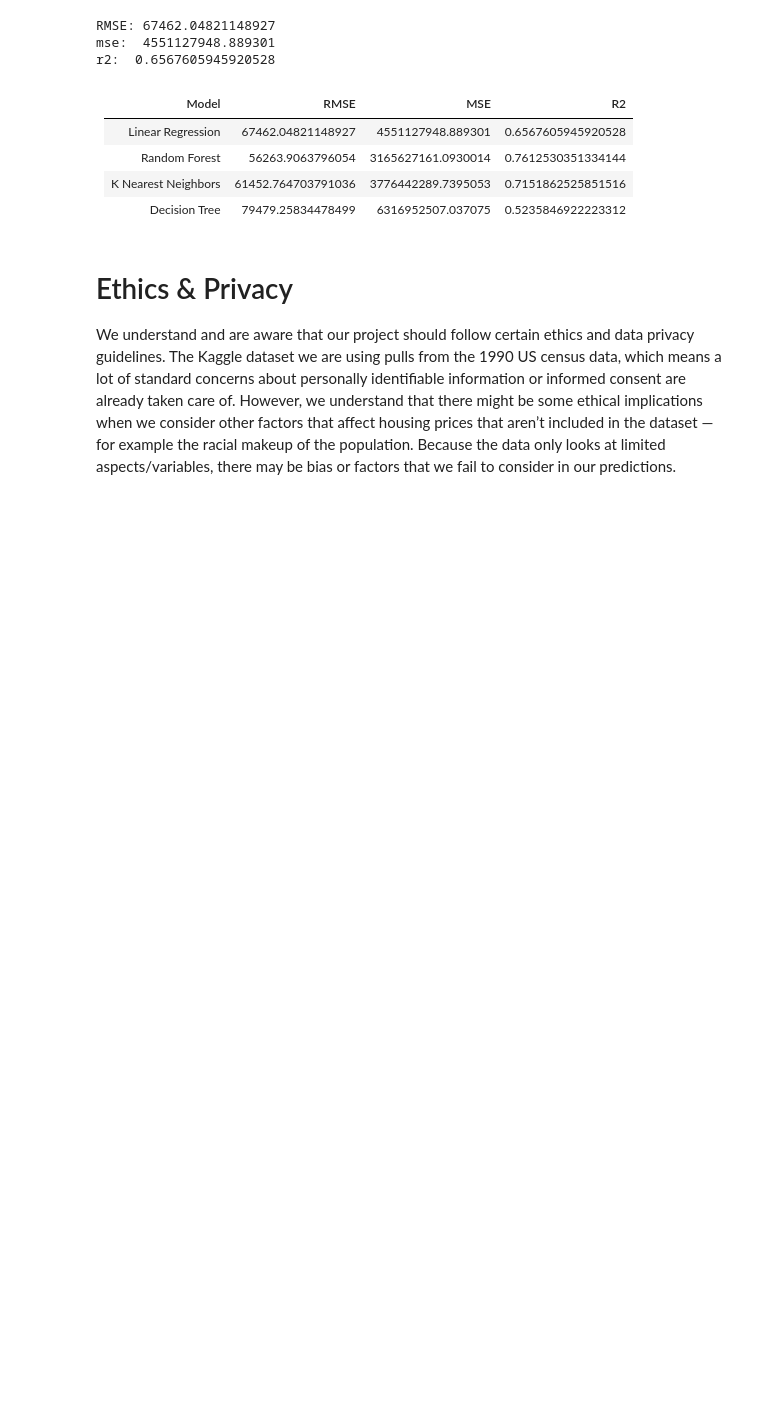
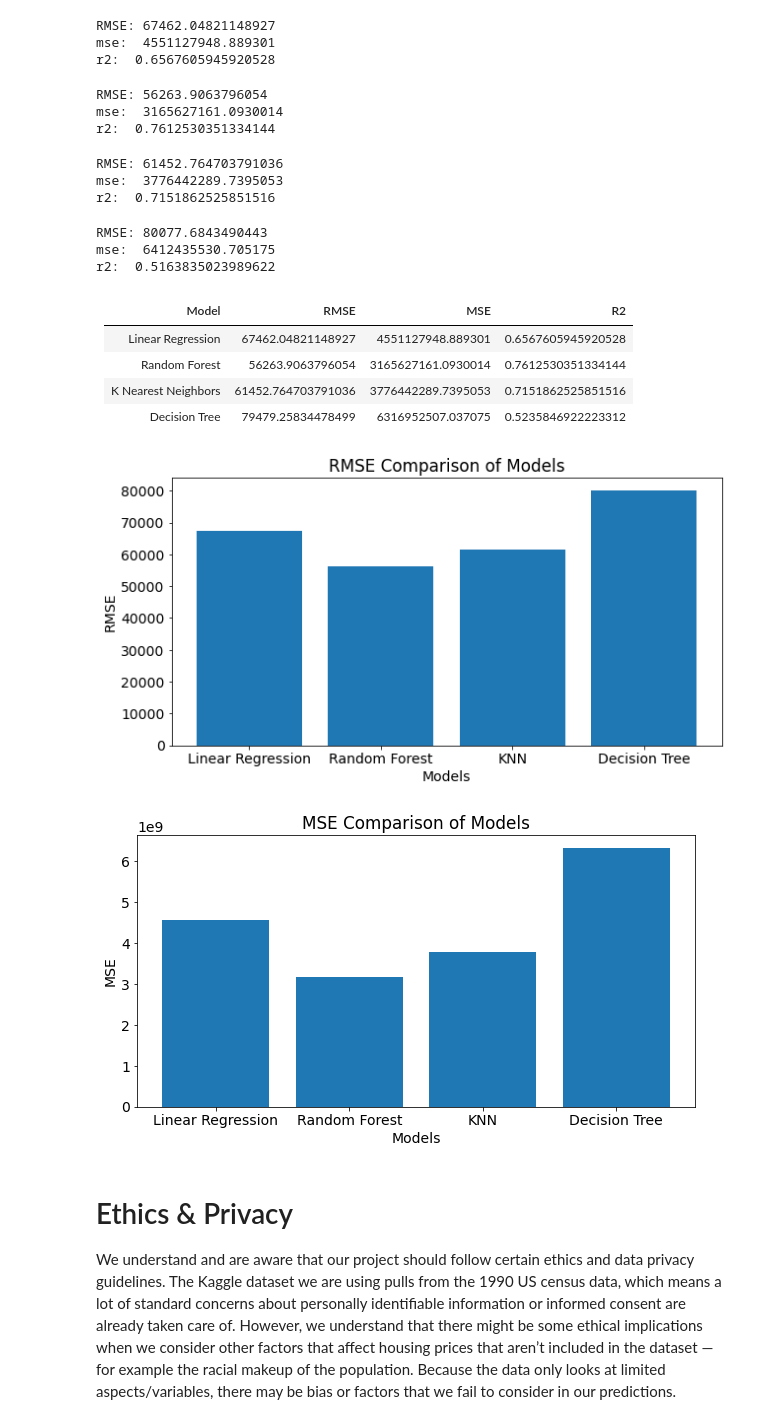
Before and after one commit to llennemann/COGS-118A-ML-Project, a Jupyter notebook: Checkpoint_Group017-SP23.ipynb, the cells around one changed output. Drawn from its saved outputs; the diff is of its cells as text; code cells hidden in the pictures; blank space fills up the shorter version.

```diff
--- a/Checkpoint_Group017-SP23.ipynb
+++ b/Checkpoint_Group017-SP23.ipynb
@@ -145,32 +177,44 @@ r2:  0.6567605945920528
 randomForest = RandomForestRegressor(random_state = 42)
 randomForest.fit(X_train,y_train)
 y_pred = randomForest.predict(X_test)
-mse = mean_squared_error(y_test,y_pred)
-r2 = r2_score(y_test,y_pred)
-rmse = np.sqrt(mean_squared_error(y_test, y_pred))
-print('RMSE:', rmse)
-print('mse: ', mse)
-print('r2: ',r2)
+mse[1] = mean_squared_error(y_test,y_pred)
+r2[1] = r2_score(y_test,y_pred)
+rmse[1] = np.sqrt(mean_squared_error(y_test, y_pred))
+print('RMSE:', rmse[1])
+print('mse: ', mse[1])
+print('r2: ',r2[1])
+# %% [output]
+RMSE: 56263.9063796054
+mse:  3165627161.0930014
+r2:  0.7612530351334144
 # %%
 knn = KNeighborsRegressor()
 knn.fit(X_train, y_train)
 y_pred = knn.predict(X_test)
-mse = mean_squared_error(y_test,y_pred)
-r2 = r2_score(y_test,y_pred)
-rmse = np.sqrt(mean_squared_error(y_test, y_pred))
-print('RMSE:', rmse)
-print('mse: ', mse)
-print('r2: ',r2)
+mse[2] = mean_squared_error(y_test,y_pred)
+r2[2] = r2_score(y_test,y_pred)
+rmse[2] = np.sqrt(mean_squared_error(y_test, y_pred))
+print('RMSE:', rmse[2])
+print('mse: ', mse[2])
+print('r2: ',r2[2])
+# %% [output]
+RMSE: 61452.764703791036
+mse:  3776442289.7395053
+r2:  0.7151862525851516
 # %%
 decisionTree = DecisionTreeRegressor()
 decisionTree.fit(X_train, y_train)
 y_pred = decisionTree.predict(X_test)
-mse = mean_squared_error(y_test,y_pred)
-r2 = r2_score(y_test,y_pred)
-rmse = np.sqrt(mean_squared_error(y_test, y_pred))
-print('RMSE:', rmse)
-print('mse: ', mse)
-print('r2: ',r2)
+mse[3] = mean_squared_error(y_test,y_pred)
+r2[3] = r2_score(y_test,y_pred)
+rmse[3] = np.sqrt(mean_squared_error(y_test, y_pred))
+print('RMSE:', rmse[3])
+print('mse: ', mse[3])
+print('r2: ',r2[3])
+# %% [output]
+RMSE: 80077.6843490443
+mse:  6412435530.705175
+r2:  0.5163835023989622
 # %% [markdown]
 | Model | RMSE| MSE| R2 |
 |---|---|---|---|
@@ -179,34 +223,34 @@ print('r2: ',r2)
 | K Nearest Neighbors  |  61452.764703791036 |  3776442289.7395053 | 0.7151862525851516 |
 | Decision Tree | 79479.25834478499 | 6316952507.037075 | 0.5235846922223312 |
 # %%
-import matplotlib.pyplot as plt
-
 rmse_values = [67462.048, 56263.906, 61452.764, 79479.258]
 mse_values = [4551127948.889301, 3165627161.0930014, 3776442289.7395053, 6316952507.037075]
 r2_values = [0.6567605945920528, 0.7612530351334144, 0.7151862525851516, 0.5235846922223312]
 
 models = ['Linear Regression', 'Random Forest', 'KNN', 'Decision Tree']
 
-plt.figure(figsize=(10, 5))
-plt.bar(models, rmse_values)
+plt.rcParams['figure.figsize'] = (10, 5)
+
+plt.bar(models, rmse)
 plt.xlabel('Models')
 plt.ylabel('RMSE')
 plt.title('RMSE Comparison of Models')
 plt.show()
 
-plt.figure(figsize=(10, 5))
 plt.bar(models, mse_values)
 plt.xlabel('Models')
 plt.ylabel('MSE')
 plt.title('MSE Comparison of Models')
 plt.show()
 
-plt.figure(figsize=(10, 5))
 plt.bar(models, r2_values)
 plt.xlabel('Models')
 plt.ylabel('R2 Score')
 plt.title('R2 Score Comparison of Models')
 plt.show()
+# %% [output]
+[figure, added]
+[figure, added]
 # %% [markdown]
 # Ethics & Privacy
 We understand and are aware that our project should follow certain ethics and data privacy guidelines. The Kaggle dataset we are using pulls from the 1990 US census data, which means a lot of standard concerns about personally identifiable information or informed consent are already taken care of. However, we understand that there might be some ethical implications when we consider other factors that affect housing prices that aren’t included in the dataset — for example the racial makeup of the population. Because the data only looks at limited aspects/variables, there may be bias or factors that we fail to consider in our predictions.
```
Also changed, not shown: parts of 16 cells of this notebook.
